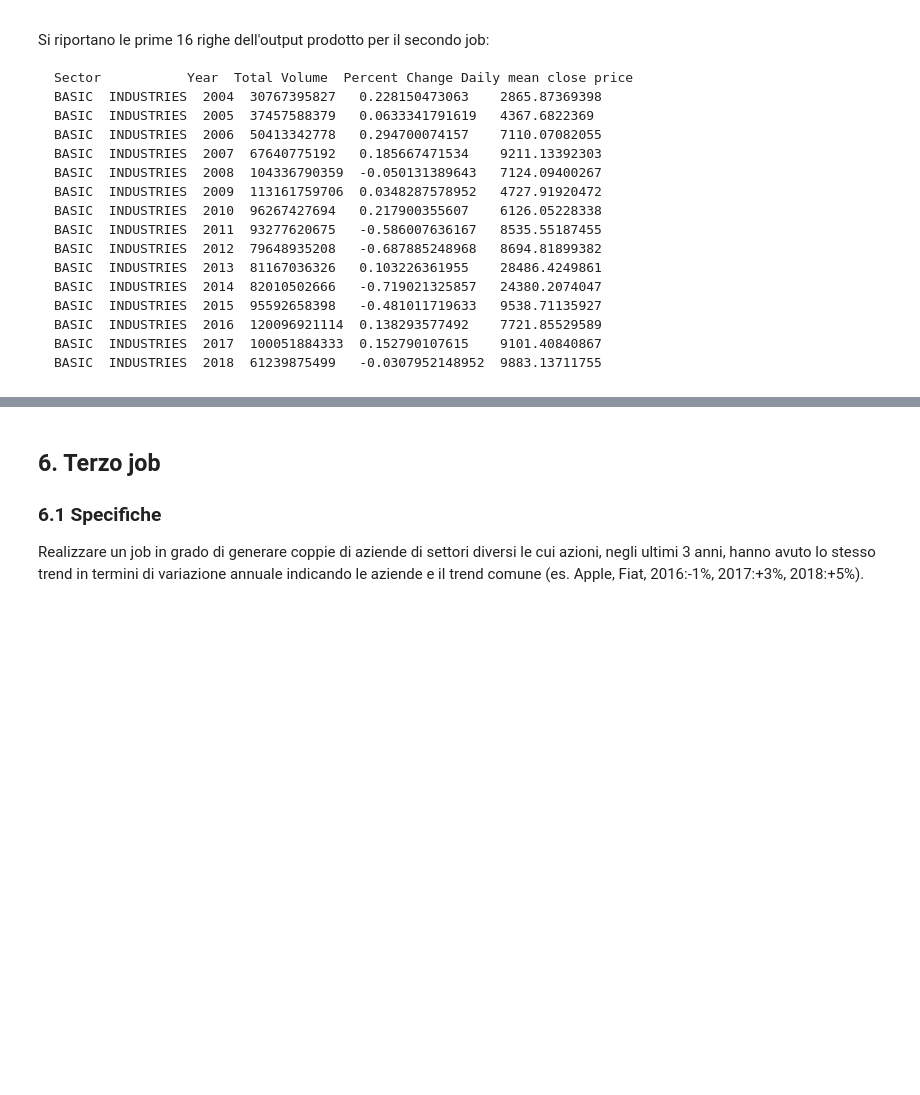
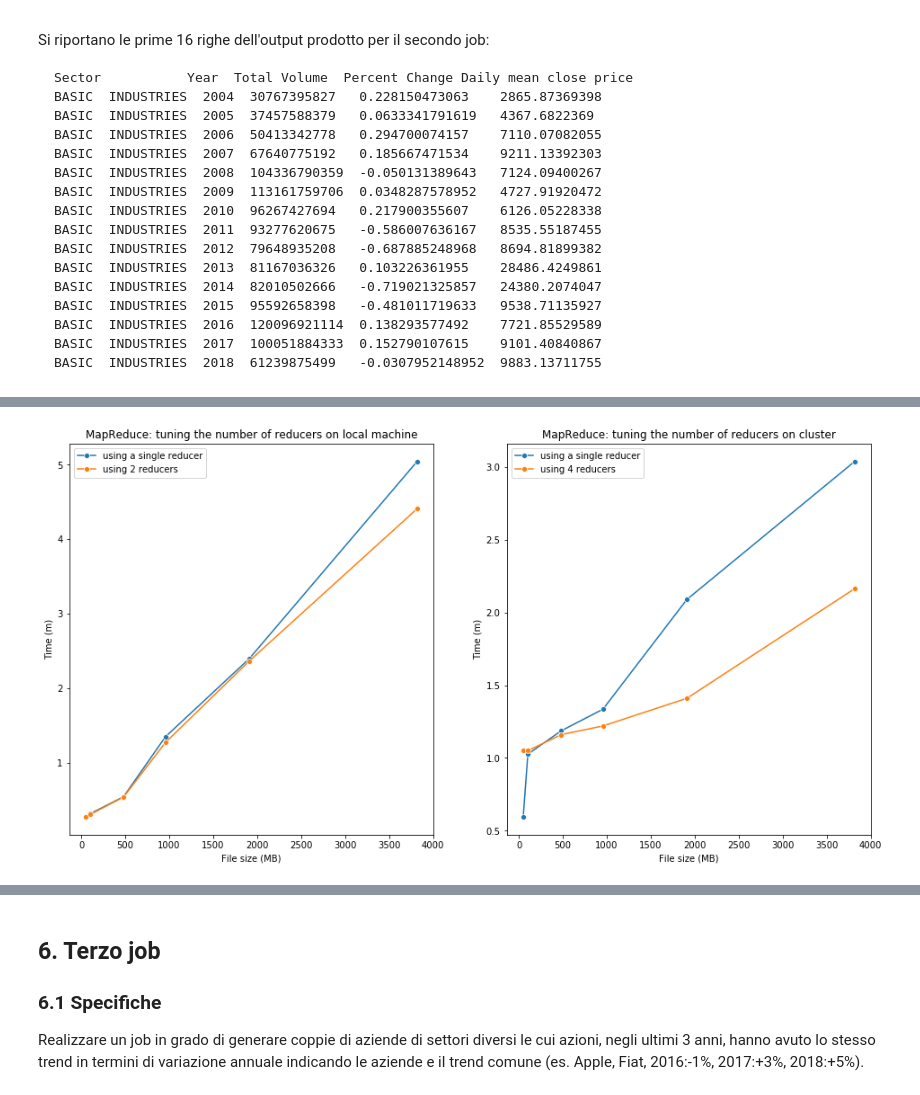
Before and after one commit to bug-data/Big_Data_First_Project, a Jupyter notebook: Relazione_Finale.ipynb, the cells around one changed output, grey strips where cells are left out. Drawn from its saved outputs; the diff is of its cells as text; code cells hidden in the pictures; blank space fills up the shorter version.

```diff
--- a/Relazione_Finale.ipynb
+++ b/Relazione_Finale.ipynb
@@ -912,0 +948,4 @@ BASIC  INDUSTRIES  2018  61239875499   -0.0307952148952  9883.13711755
+# %%
+compareMapReduceTimingsWithDifferentReducers(2, '2', '4')
+# %% [output]
+[figure, added]
```
Also changed, not shown: parts of 25 cells of this notebook.
